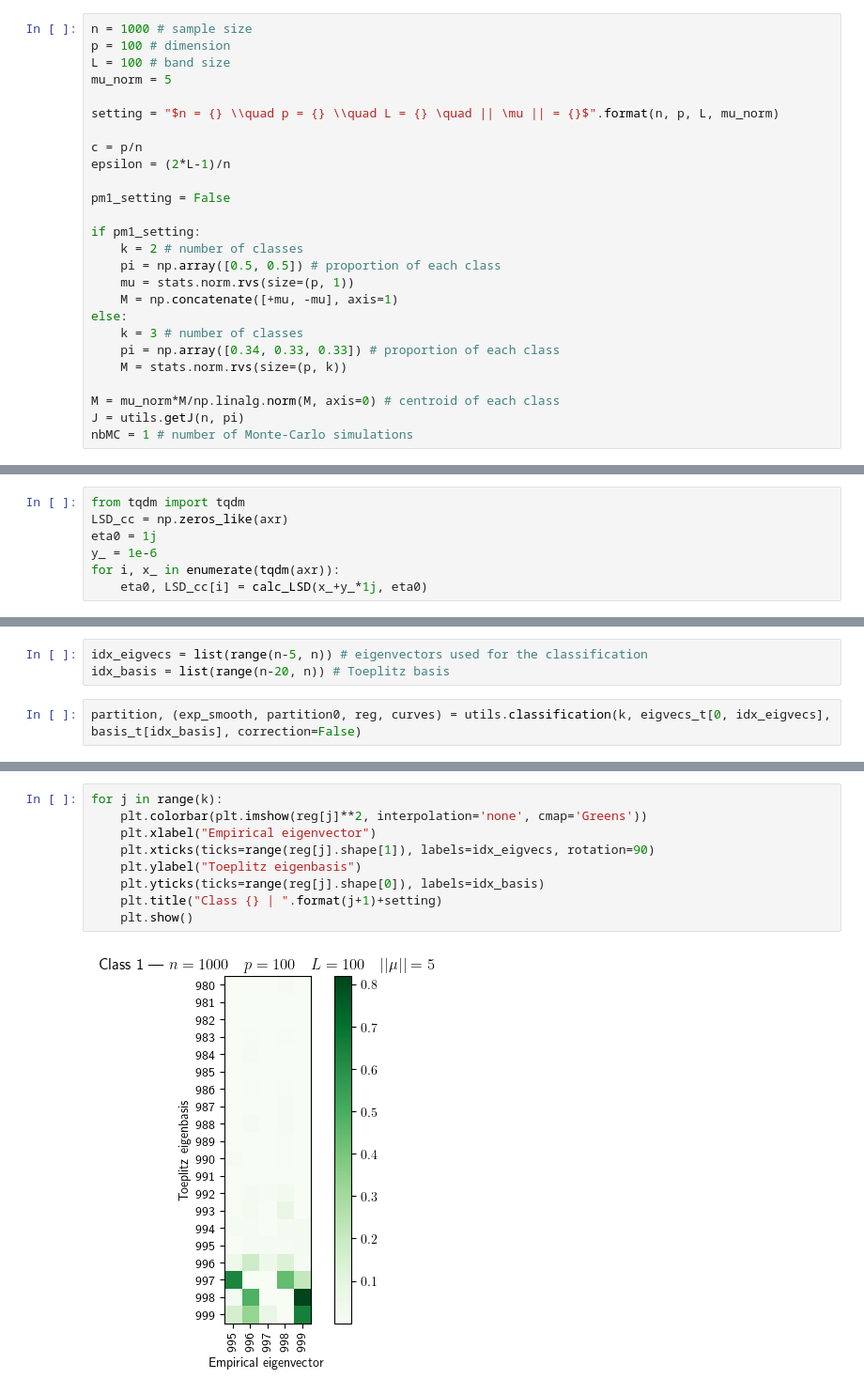
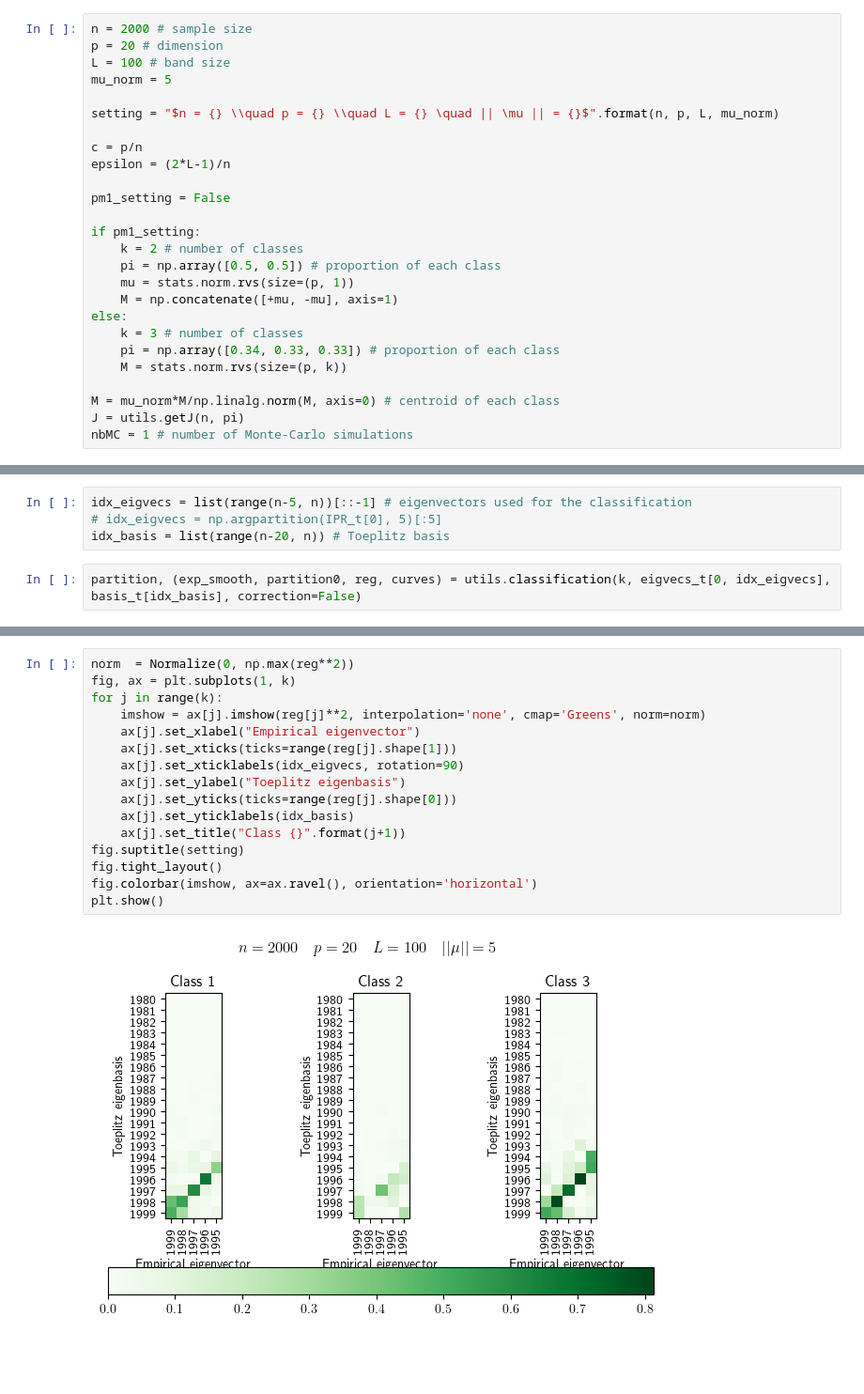
Before and after one commit to HugoLebeau/online_learning, a Jupyter notebook: Toeplitz puncturing.ipynb, the cells around one changed output, grey strips where cells are left out. Shown at 94% size. Saved outputs shown, nothing was run; the diff lists cells and outputs as text; blank space fills up the shorter version.

```diff
--- a/Toeplitz puncturing.ipynb
+++ b/Toeplitz puncturing.ipynb
@@ -11,8 +12,8 @@ np.random.seed(14159)
 # %% [markdown]
 # Set parameters
 # %%
-n = 1000 # sample size
-p = 100 # dimension
+n = 2000 # sample size
+p = 20 # dimension
 L = 100 # band size
 mu_norm = 5
 
@@ -70,10 +62,3 @@ def calc_LSD(z, eta0_start=1j):
-# %%
-from tqdm import tqdm
-LSD_cc = np.zeros_like(axr)
-eta0 = 1j
-y_ = 1e-6
-for i, x_ in enumerate(tqdm(axr)):
-    eta0, LSD_cc[i] = calc_LSD(x_+y_*1j, eta0)
 # %%
 # Get spikes and alignments
 if pm1_setting:
@@ -174,7 +158,8 @@ plt.show()
 if pm1_setting:
     print("Optimal classification error: {:.2%}".format(stats.norm.sf(np.sqrt(zeta_t[0]/(1-zeta_t[0])))))
 # %%
-idx_eigvecs = list(range(n-5, n)) # eigenvectors used for the classification
+idx_eigvecs = list(range(n-5, n))[::-1] # eigenvectors used for the classification
+# idx_eigvecs = np.argpartition(IPR_t[0], 5)[:5]
 idx_basis = list(range(n-20, n)) # Toeplitz basis
 # %%
 partition, (exp_smooth, partition0, reg, curves) = utils.classification(k, eigvecs_t[0, idx_eigvecs], basis_t[idx_basis], correction=False)
@@ -186,11 +171,18 @@ Classification error: 32.10%
 # %%
+norm  = Normalize(0, np.max(reg**2))
+fig, ax = plt.subplots(1, k)
 for j in range(k):
-    plt.colorbar(plt.imshow(reg[j]**2, interpolation='none', cmap='Greens'))
-    plt.xlabel("Empirical eigenvector")
-    plt.xticks(ticks=range(reg[j].shape[1]), labels=idx_eigvecs, rotation=90)
-    plt.ylabel("Toeplitz eigenbasis")
-    plt.yticks(ticks=range(reg[j].shape[0]), labels=idx_basis)
-    plt.title("Class {} | ".format(j+1)+setting)
-    plt.show()
+    imshow = ax[j].imshow(reg[j]**2, interpolation='none', cmap='Greens', norm=norm)
+    ax[j].set_xlabel("Empirical eigenvector")
+    ax[j].set_xticks(ticks=range(reg[j].shape[1]))
+    ax[j].set_xticklabels(idx_eigvecs, rotation=90)
+    ax[j].set_ylabel("Toeplitz eigenbasis")
+    ax[j].set_yticks(ticks=range(reg[j].shape[0]))
+    ax[j].set_yticklabels(idx_basis)
+    ax[j].set_title("Class {}".format(j+1))
+fig.suptitle(setting)
+fig.tight_layout()
+fig.colorbar(imshow, ax=ax.ravel(), orientation='horizontal')
+plt.show()
 # %% [output]
-[figure, old version]
+[figure, new version]
```
Also changed, not shown: parts of 8 cells of this notebook.
